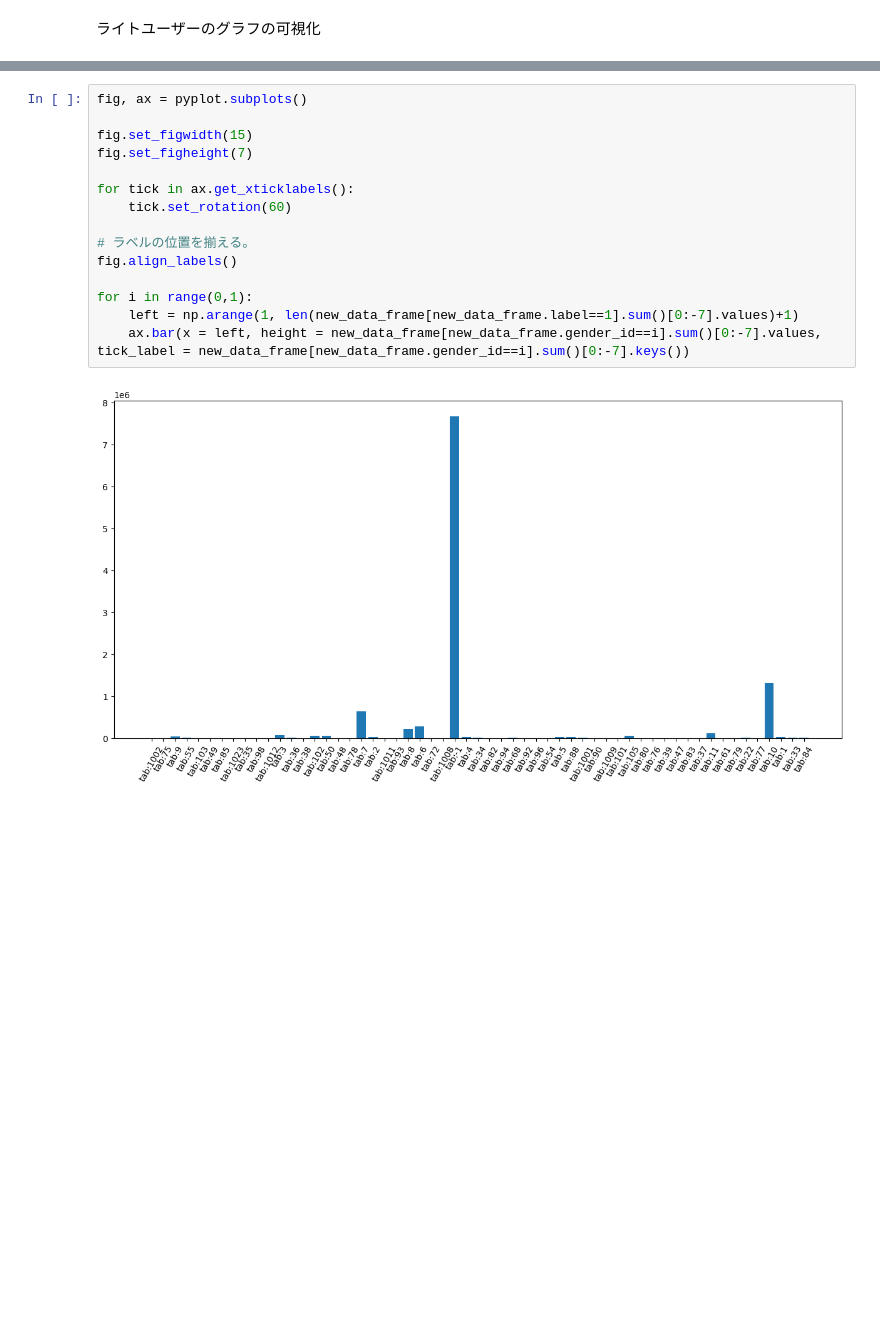
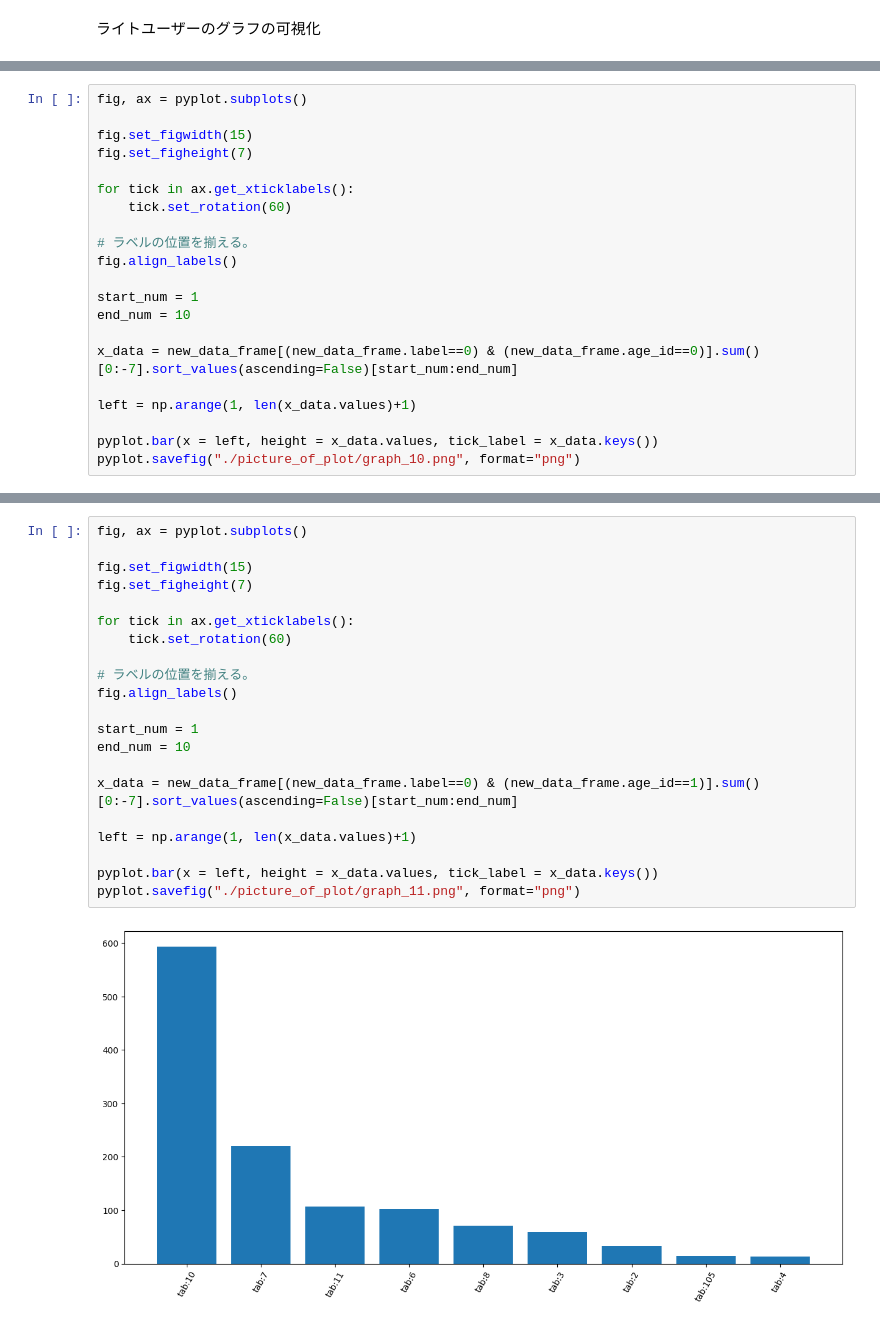
Before and after one commit to dai0618/hc_final_report, a Jupyter notebook: final_report.ipynb, the cells around one changed output, grey strips where cells are left out. Saved outputs shown, nothing was run; the diff lists cells and outputs as text; blank space fills up the shorter version.

```diff
--- a/final_report.ipynb
+++ b/final_report.ipynb
@@ -293,0 +529,21 @@ gender, age での積上げグラフの可視化 → 未実装
+# %%
+fig, ax = pyplot.subplots()
+
+fig.set_figwidth(15)
+fig.set_figheight(7)
+
+for tick in ax.get_xticklabels():
+    tick.set_rotation(60)
+
+# ラベルの位置を揃える。
+fig.align_labels()
+
+start_num = 1
+end_num = 10
+
+x_data = new_data_frame[(new_data_frame.label==0) & (new_data_frame.age_id==0)].sum()[0:-7].sort_values(ascending=False)[start_num:end_num]
+
+left = np.arange(1, len(x_data.values)+1)
+
+pyplot.bar(x = left, height = x_data.values, tick_label = x_data.keys())
+pyplot.savefig("./picture_of_plot/graph_10.png", format="png")
@@ -294,17 +552,23 @@ gender, age での積上げグラフの可視化 → 未実装
 # %%
 fig, ax = pyplot.subplots()
 
 fig.set_figwidth(15)
 fig.set_figheight(7)
 
 for tick in ax.get_xticklabels():
     tick.set_rotation(60)
 
 # ラベルの位置を揃える。
 fig.align_labels()
 
-for i in range(0,1):
-    left = np.arange(1, len(new_data_frame[new_data_frame.label==1].sum()[0:-7].values)+1)
-    ax.bar(x = left, height = new_data_frame[new_data_frame.gender_id==i].sum()[0:-7].values, tick_label = new_data_frame[new_data_frame.gender_id==i].sum()[0:-7].keys())
+start_num = 1
+end_num = 10
+
+x_data = new_data_frame[(new_data_frame.label==0) & (new_data_frame.age_id==1)].sum()[0:-7].sort_values(ascending=False)[start_num:end_num]
+
+left = np.arange(1, len(x_data.values)+1)
+
+pyplot.bar(x = left, height = x_data.values, tick_label = x_data.keys())
+pyplot.savefig("./picture_of_plot/graph_11.png", format="png")
 # %% [output]
-[figure, old version]
+[figure, new version]
```
Also changed, not shown: parts of 25 cells of this notebook, 1 other file.
